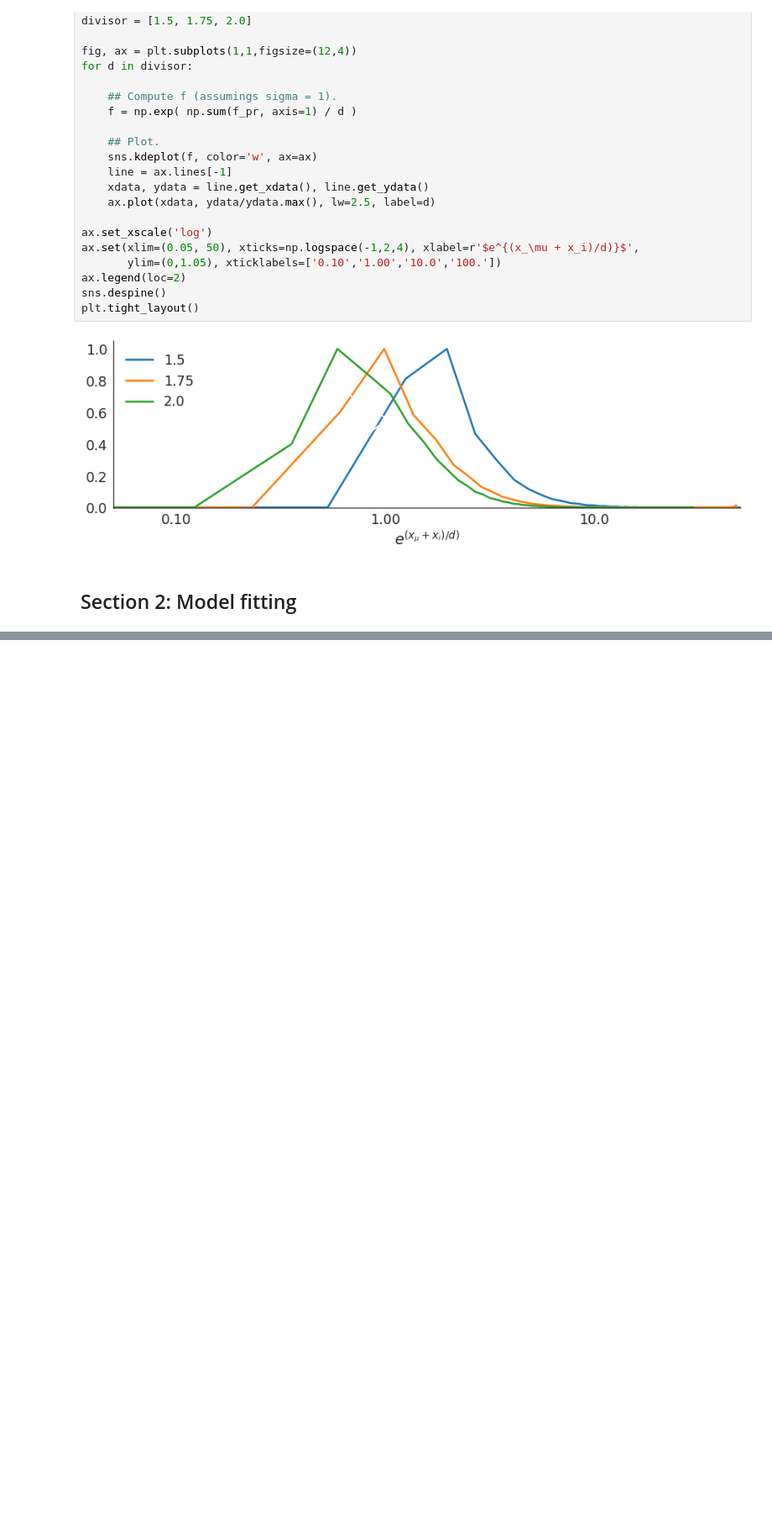
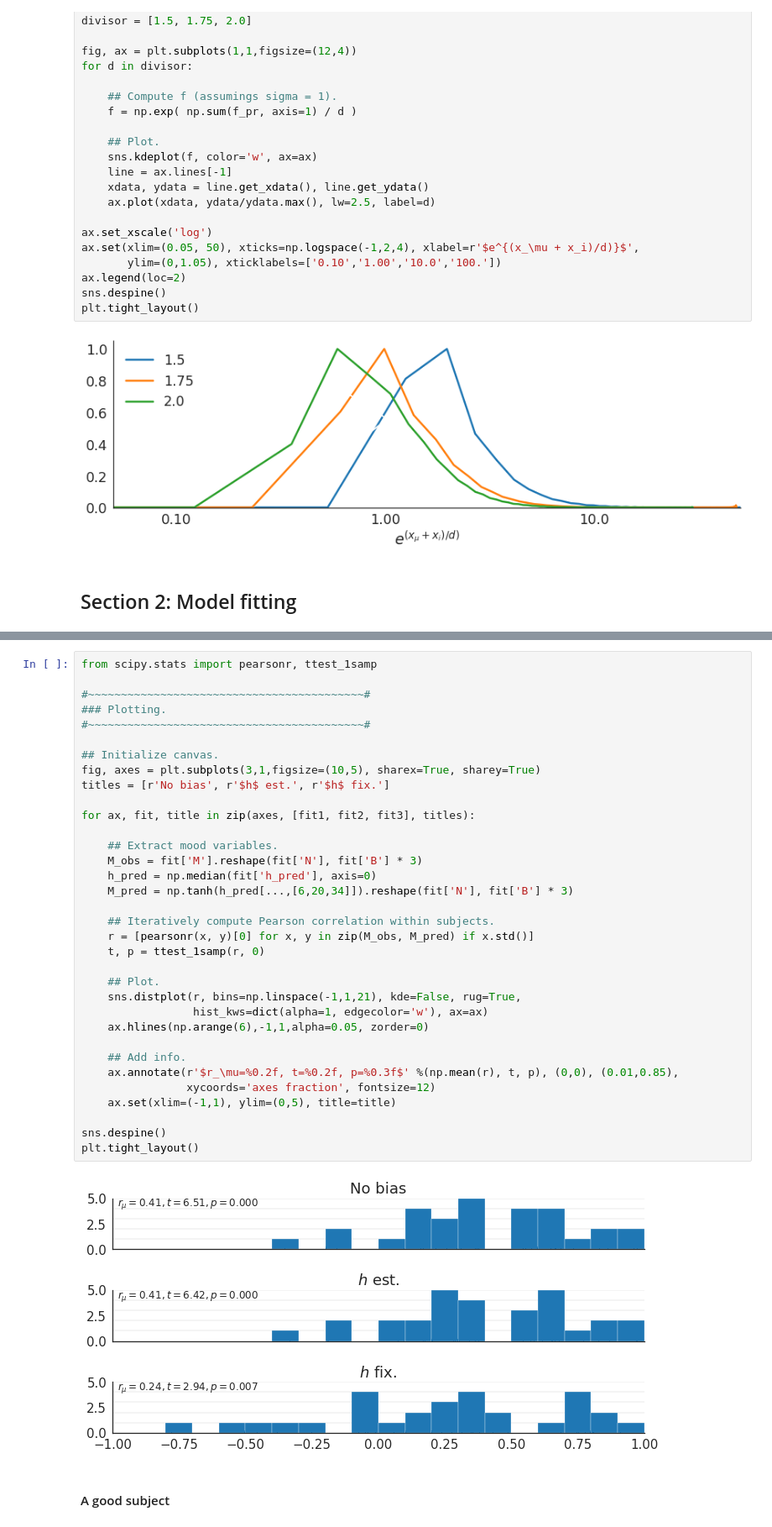
Before and after one commit to szorowi1/pni-rotations, a Jupyter notebook: results_modeling.ipynb, the cells around one changed output, grey strips where cells are left out. Shown at 84% size. Drawn from its saved outputs; the diff is of its cells as text; blank space fills up the shorter version.

```diff
--- a/results_modeling.ipynb
+++ b/results_modeling.ipynb
@@ -418,0 +332,38 @@ plt.tight_layout()
+# %%
+from scipy.stats import pearsonr, ttest_1samp
+
+#~~~~~~~~~~~~~~~~~~~~~~~~~~~~~~~~~~~~~~~~~~#
+### Plotting.
+#~~~~~~~~~~~~~~~~~~~~~~~~~~~~~~~~~~~~~~~~~~#
+
+## Initialize canvas.
+fig, axes = plt.subplots(3,1,figsize=(10,5), sharex=True, sharey=True)
+titles = [r'No bias', r'$h$ est.', r'$h$ fix.']
+
+for ax, fit, title in zip(axes, [fit1, fit2, fit3], titles):
+
+    ## Extract mood variables.
+    M_obs = fit['M'].reshape(fit['N'], fit['B'] * 3)
+    h_pred = np.median(fit['h_pred'], axis=0)
+    M_pred = np.tanh(h_pred[...,[6,20,34]]).reshape(fit['N'], fit['B'] * 3)
+
+    ## Iteratively compute Pearson correlation within subjects.
+    r = [pearsonr(x, y)[0] for x, y in zip(M_obs, M_pred) if x.std()]
+    t, p = ttest_1samp(r, 0)
+
+    ## Plot.
+    sns.distplot(r, bins=np.linspace(-1,1,21), kde=False, rug=True,
+                 hist_kws=dict(alpha=1, edgecolor='w'), ax=ax)
+    ax.hlines(np.arange(6),-1,1,alpha=0.05, zorder=0)
+
+    ## Add info.
+    ax.annotate(r'$r_\mu=%0.2f, t=%0.2f, p=%0.3f$' %(np.mean(r), t, p), (0,0), (0.01,0.85),
+                xycoords='axes fraction', fontsize=12)
+    ax.set(xlim=(-1,1), ylim=(0,5), title=title)
+
+sns.despine()
+plt.tight_layout()
+# %% [output]
+[figure, added]
+# %% [markdown]
+#### A good subject
```
Also changed, not shown: parts of 15 cells of this notebook, 2 other files.
